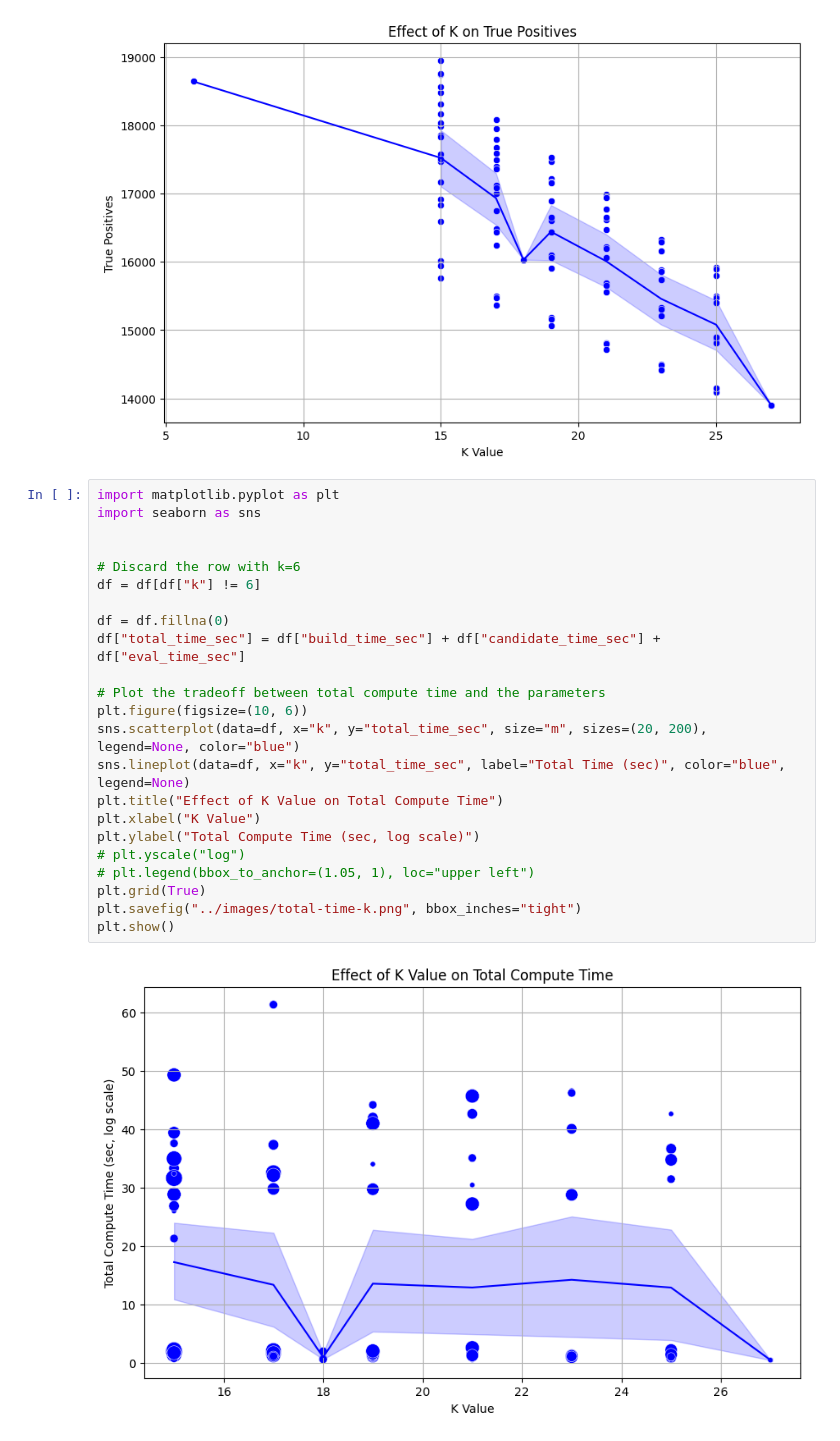
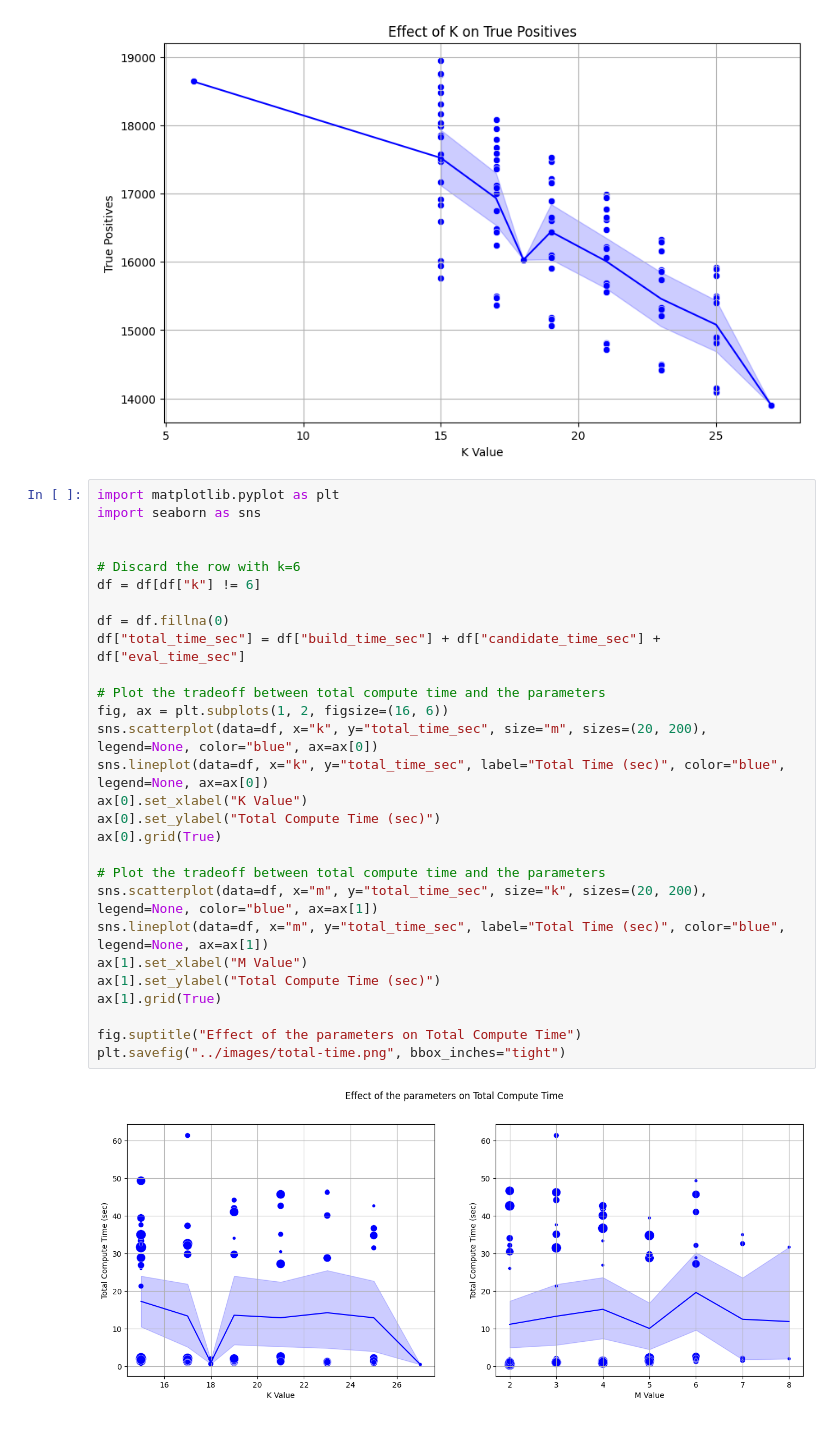
Before and after one commit to AimbotParce/MDS-IRRS-Lab6, a Jupyter notebook: notebooks/results-analysis.ipynb, the cells around one changed output. Saved outputs shown, nothing was run; the diff lists cells and outputs as text.

Commit message:
Join total time figures into a single one

```diff
--- a/notebooks/results-analysis.ipynb
+++ b/notebooks/results-analysis.ipynb
@@ -77,25 +77,30 @@ plt.show()
 # %%
 import matplotlib.pyplot as plt
 import seaborn as sns
 
 
 # Discard the row with k=6
 df = df[df["k"] != 6]
 
 df = df.fillna(0)
 df["total_time_sec"] = df["build_time_sec"] + df["candidate_time_sec"] + df["eval_time_sec"]
 
 # Plot the tradeoff between total compute time and the parameters
-plt.figure(figsize=(10, 6))
-sns.scatterplot(data=df, x="k", y="total_time_sec", size="m", sizes=(20, 200), legend=None, color="blue")
-sns.lineplot(data=df, x="k", y="total_time_sec", label="Total Time (sec)", color="blue", legend=None)
-plt.title("Effect of K Value on Total Compute Time")
-plt.xlabel("K Value")
-plt.ylabel("Total Compute Time (sec, log scale)")
-# plt.yscale("log")
-# plt.legend(bbox_to_anchor=(1.05, 1), loc="upper left")
-plt.grid(True)
-plt.savefig("../images/total-time-k.png", bbox_inches="tight")
-plt.show()
+fig, ax = plt.subplots(1, 2, figsize=(16, 6))
+sns.scatterplot(data=df, x="k", y="total_time_sec", size="m", sizes=(20, 200), legend=None, color="blue", ax=ax[0])
+sns.lineplot(data=df, x="k", y="total_time_sec", label="Total Time (sec)", color="blue", legend=None, ax=ax[0])
+ax[0].set_xlabel("K Value")
+ax[0].set_ylabel("Total Compute Time (sec)")
+ax[0].grid(True)
+
+# Plot the tradeoff between total compute time and the parameters
+sns.scatterplot(data=df, x="m", y="total_time_sec", size="k", sizes=(20, 200), legend=None, color="blue", ax=ax[1])
+sns.lineplot(data=df, x="m", y="total_time_sec", label="Total Time (sec)", color="blue", legend=None, ax=ax[1])
+ax[1].set_xlabel("M Value")
+ax[1].set_ylabel("Total Compute Time (sec)")
+ax[1].grid(True)
+
+fig.suptitle("Effect of the parameters on Total Compute Time")
+plt.savefig("../images/total-time.png", bbox_inches="tight")
 # %% [output]
-[figure, old version]
+[figure, new version]
```
Also changed, not shown: parts of 1 cell of this notebook, 6 other files.
